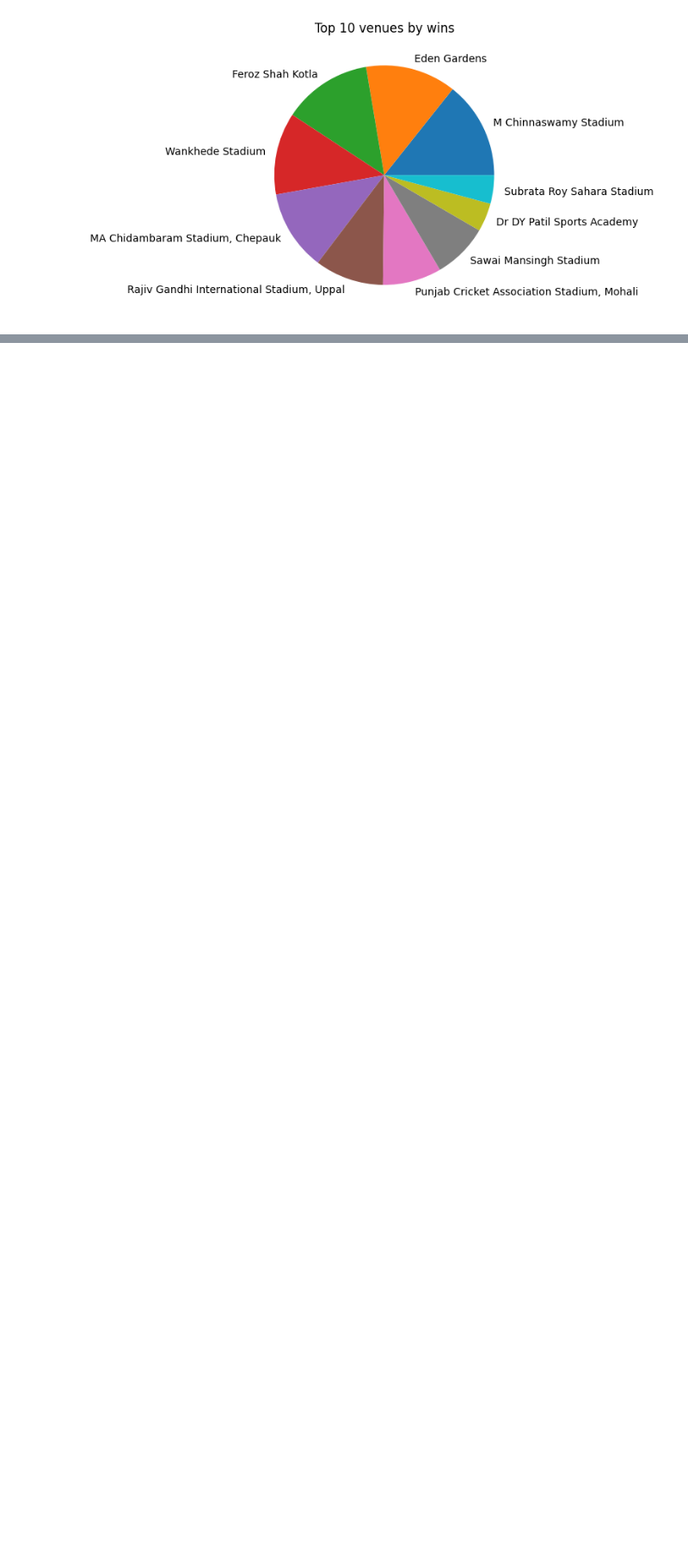
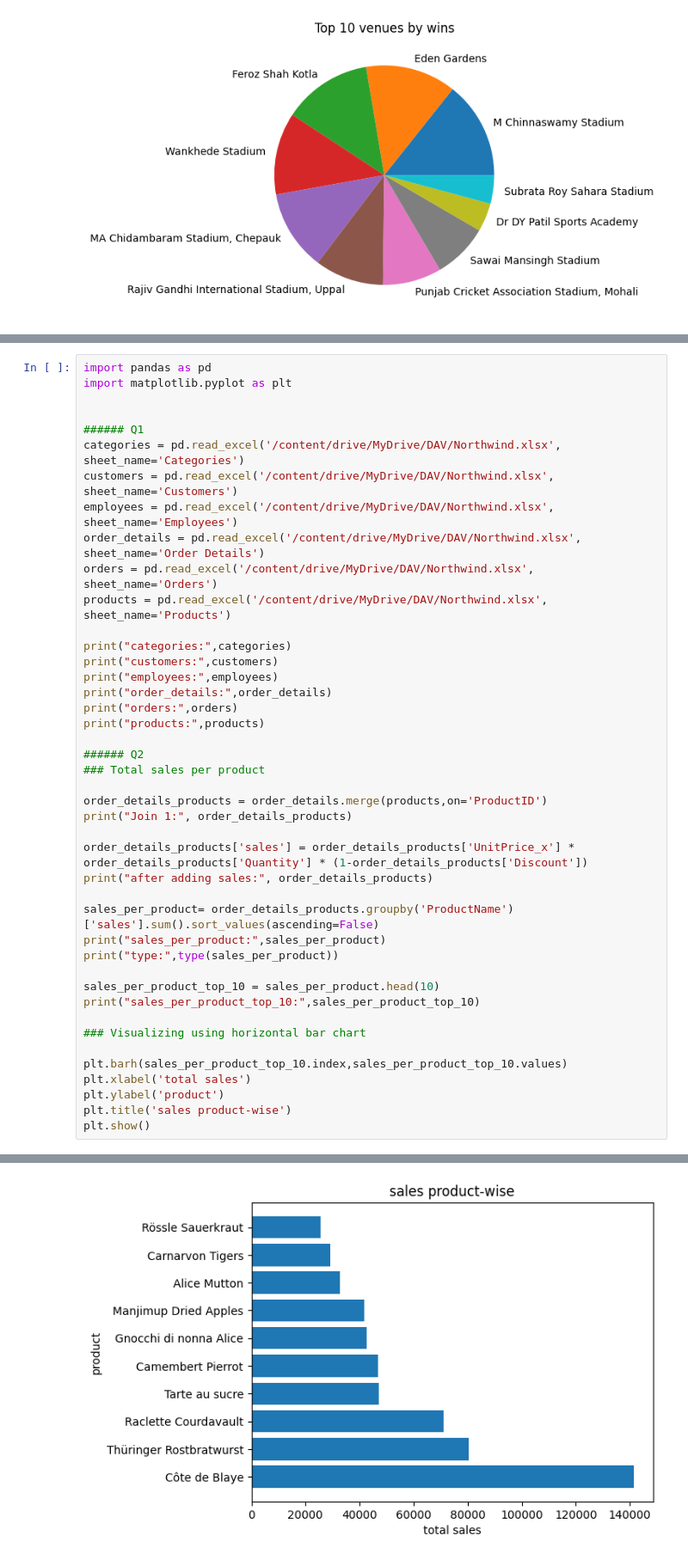
Before and after one commit to siva140887/data-visualization-programs, a Jupyter notebook: Datavisualization.ipynb, the cells around one changed output, grey strips where cells are left out. Shown at 86% size. Cells and saved outputs as stored; diff of their text form; blank space fills up the shorter version.

```diff
--- a/Datavisualization.ipynb
+++ b/Datavisualization.ipynb
@@ -1238,0 +1241,44 @@ Name: count, dtype: int64
+# %%
+import pandas as pd
+import matplotlib.pyplot as plt
+
+
+###### Q1
+categories = pd.read_excel('/content/drive/MyDrive/DAV/Northwind.xlsx', sheet_name='Categories')
+customers = pd.read_excel('/content/drive/MyDrive/DAV/Northwind.xlsx', sheet_name='Customers')
+employees = pd.read_excel('/content/drive/MyDrive/DAV/Northwind.xlsx', sheet_name='Employees')
+order_details = pd.read_excel('/content/drive/MyDrive/DAV/Northwind.xlsx', sheet_name='Order Details')
+orders = pd.read_excel('/content/drive/MyDrive/DAV/Northwind.xlsx', sheet_name='Orders')
+products = pd.read_excel('/content/drive/MyDrive/DAV/Northwind.xlsx', sheet_name='Products')
+
+print("categories:",categories)
+print("customers:",customers)
+print("employees:",employees)
+print("order_details:",order_details)
+print("orders:",orders)
+print("products:",products)
+
+###### Q2
+### Total sales per product
+
+order_details_products = order_details.merge(products,on='ProductID')
+print("Join 1:", order_details_products)
+
+order_details_products['sales'] = order_details_products['UnitPrice_x'] * order_details_products['Quantity'] * (1-order_details_products['Discount'])
+print("after adding sales:", order_details_products)
+
+sales_per_product= order_details_products.groupby('ProductName')['sales'].sum().sort_values(ascending=False)
+print("sales_per_product:",sales_per_product)
+print("type:",type(sales_per_product))
+
+sales_per_product_top_10 = sales_per_product.head(10)
+print("sales_per_product_top_10:",sales_per_product_top_10)
+
+### Visualizing using horizontal bar chart
+
+plt.barh(sales_per_product_top_10.index,sales_per_product_top_10.values)
+plt.xlabel('total sales')
+plt.ylabel('product')
+plt.title('sales product-wise')
+plt.show()
+# %% [output]
@@ -1238,0 +1302 @@ Name: count, dtype: int64
+[figure, added]
```
Also changed, not shown: parts of 2 cells of this notebook.
